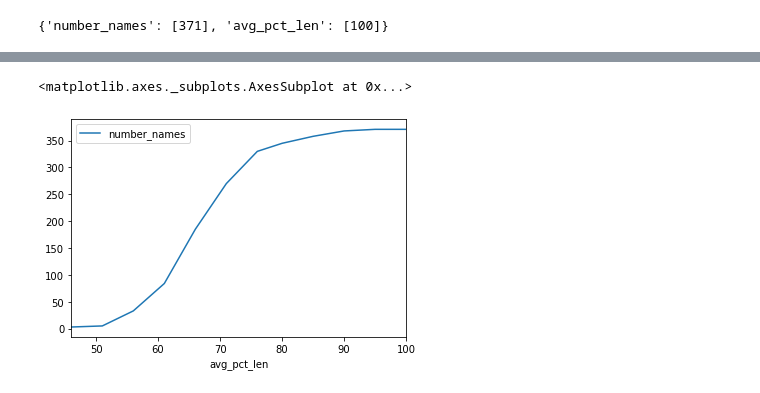
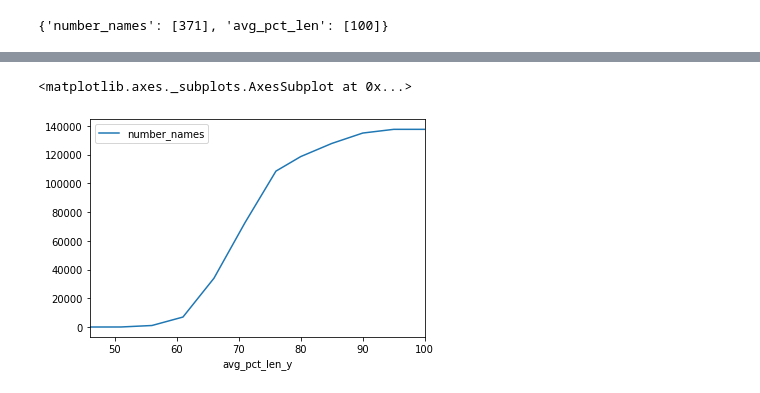
Before and after one commit to ferozumair786/PRSNL-Names_Analysis, a Jupyter notebook: CarrierNames_Cursory_Analysis.ipynb, the cells around one changed output, grey strips where cells are left out. Drawn from its saved outputs; the diff is of its cells as text; code cells hidden in the pictures.

```diff
--- a/CarrierNames_Cursory_Analysis.ipynb
+++ b/CarrierNames_Cursory_Analysis.ipynb
@@ -163,0 +137,8 @@ analysis_df_tail
+# %%
+# Cartesian product function from a previous project
+def cartesian_product_basic(left, right):
+    return (
+       left.assign(key=1).merge(right.assign(key=1), on='key').drop('key', 1))
+
+cctdf = cartesian_product_basic(carrier_df_tail, carrier_df_tail)
+cctdf.head()
@@ -163,0 +152,20 @@ analysis_df_tail
+# %%
+cctdf['CONCAT_COMPANYNAME'] = cctdf['COMPANYNAME_x'] + cctdf['COMPANYNAME_y']
+analysis_cctdf = {'number_names': [len(cctdf['CONCAT_COMPANYNAME'].unique())], 'avg_pct_len_x': [100], 'avg_pct_len_y': [100]}
+# %%
+# run same analysis as above but using a crossjoin instead
+while avg_pct_min_tail >= 50:
+
+    cctdf['COMPANYNAME_x'] = cctdf['COMPANYNAME_x'].apply(lambda x: x[:len(x)-(substring_tail)])
+    cctdf['COMPANYNAME_y'] = cctdf['COMPANYNAME_y'].apply(lambda x: x[:len(x)-(substring_tail)])
+    cctdf['SUB_LENGTH_x'] = cctdf['LENGTH_x'].apply(lambda x: (x-substring_tail))
+    cctdf['SUB_LENGTH_y'] = cctdf['LENGTH_y'].apply(lambda x: (x-substring_tail))
+    cctdf['PERCENT_LENGTH_x'] = 100*(cctdf['SUB_LENGTH_x']/cctdf['LENGTH_x'])
+    cctdf['PERCENT_LENGTH_y'] = 100*(cctdf['SUB_LENGTH_y']/cctdf['LENGTH_y'])
+    cctdf['CONCAT_COMPANYNAME'] = cctdf['COMPANYNAME_x'] + cctdf['COMPANYNAME_y']
+    analysis_cctdf['number_names'].append(len(cctdf['CONCAT_COMPANYNAME'].unique()))
+    print(cctdf['COMPANYNAME_x'].unique())
+    analysis_cctdf['avg_pct_len_x'].append(round(cctdf['PERCENT_LENGTH_x'].mean()))
+    analysis_cctdf['avg_pct_len_y'].append(round(cctdf['PERCENT_LENGTH_y'].mean()))
+    substring_tail += 1
+    avg_pct_min_tail = min(analysis_cctdf['avg_pct_len_x'])
@@ -163,0 +190,3 @@ analysis_df_tail
+# %%
+analysis_df_tail = pd.DataFrame(analysis_cctdf)
+analysis_df_tail
@@ -164,5 +207,5 @@ analysis_df_tail
 # %%
-analysis_df_tail.plot(x='avg_pct_len', y='number_names')
+analysis_df_tail.plot(x='avg_pct_len_y', y='number_names')
 # %% [output]
 <matplotlib.axes._subplots.AxesSubplot at 0x...>
-[figure, old version]
+[figure, new version]
```
Also changed, not shown: parts of 22 cells of this notebook, 2 other files.
